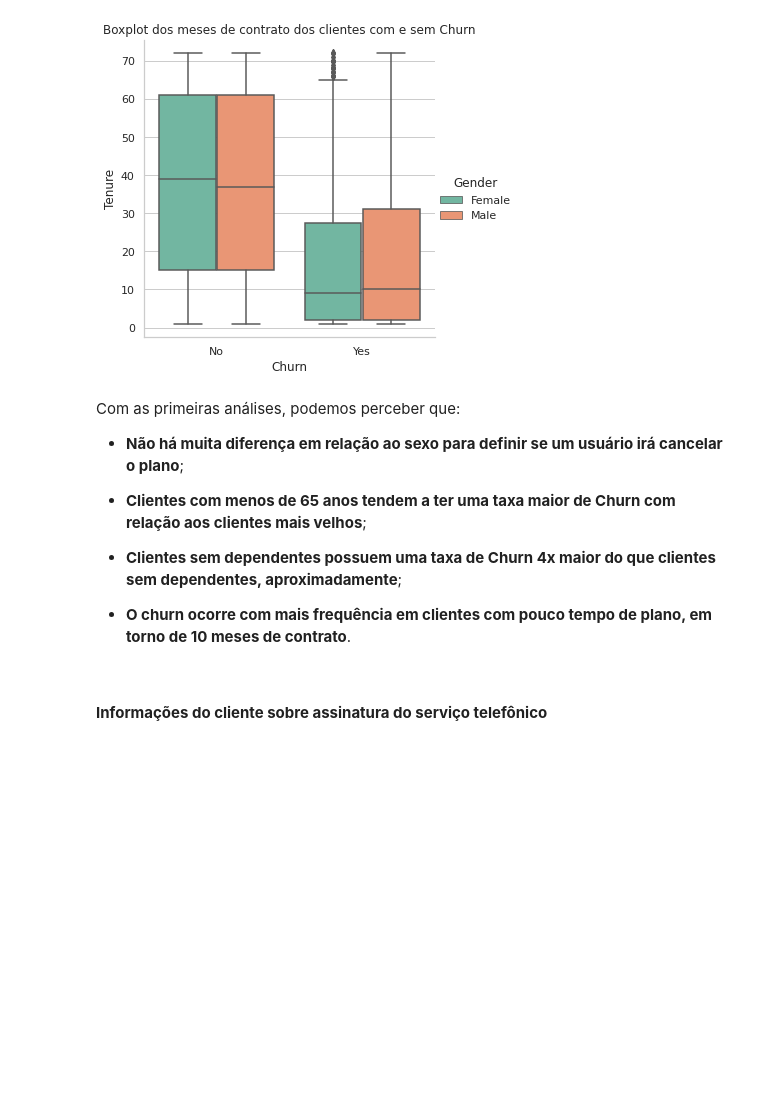
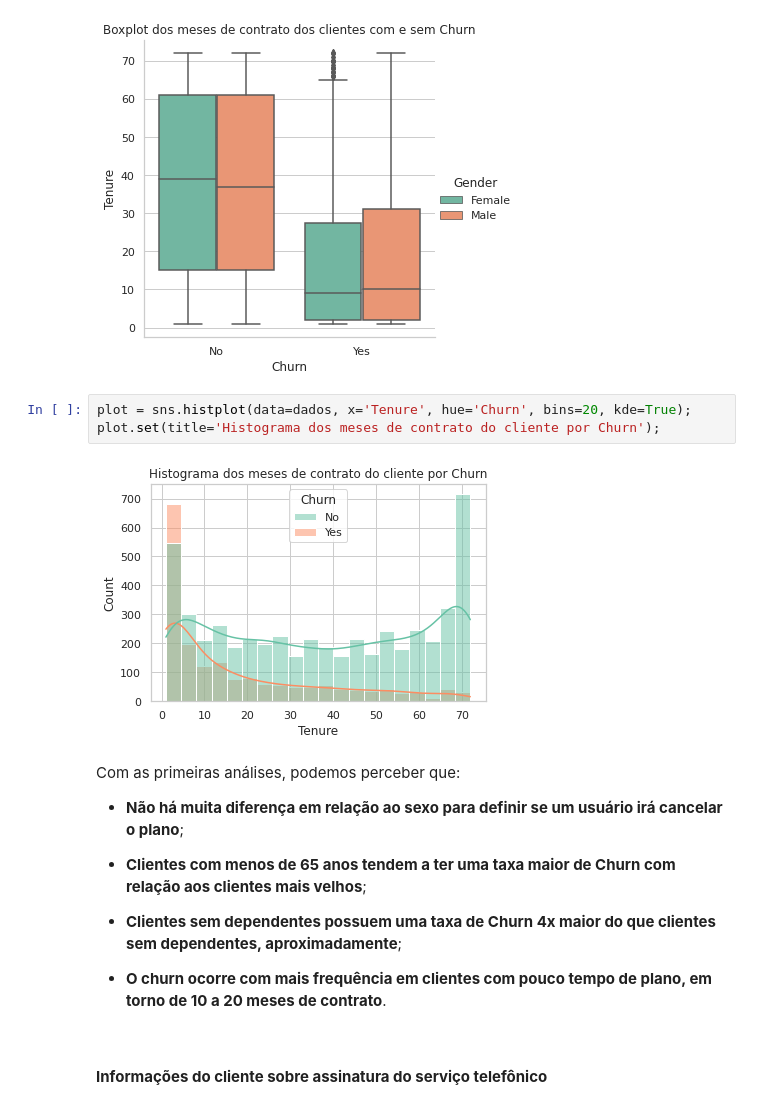
Before and after one commit to andre-almd/Alura_Challenge_Data_Science, a Jupyter notebook: Semana 02 - Visualização dos Dados/Challenge_Alura_Voz_Semana_2.ipynb, the cells around one changed output. Cells and saved outputs as stored; diff of their text form; blank space fills up the shorter version.

```diff
--- a/Semana 02 - Visualização dos Dados/Challenge_Alura_Voz_Semana_2.ipynb
+++ b/Semana 02 - Visualização dos Dados/Challenge_Alura_Voz_Semana_2.ipynb
@@ -86,6 +117,11 @@ plot = sns.catplot(data=dados, kind='box', x='Churn', y='Tenure', hue='Gender');
 plot.set(title='Boxplot dos meses de contrato dos clientes com e sem Churn');
 # %% [output]
 [figure]
+# %%
+plot = sns.histplot(data=dados, x='Tenure', hue='Churn', bins=20, kde=True);
+plot.set(title='Histograma dos meses de contrato do cliente por Churn');
+# %% [output]
+[figure, added]
 # %% [markdown]
 Com as primeiras análises, podemos perceber que:
 
@@ -95,7 +131,7 @@ Com as primeiras análises, podemos perceber que:
 
 - **Clientes sem dependentes possuem uma taxa de Churn 4x maior do que clientes sem dependentes, aproximadamente**;
 
-- **O churn ocorre com mais frequência em clientes com pouco tempo de plano, em torno de 10 meses de contrato**.
+- **O churn ocorre com mais frequência em clientes com pouco tempo de plano, em torno de 10 a 20 meses de contrato**.
 # %% [markdown]
 #### **Informações do cliente sobre assinatura do serviço telefônico**
 # %%
```
Also changed, not shown: parts of 21 cells of this notebook.
